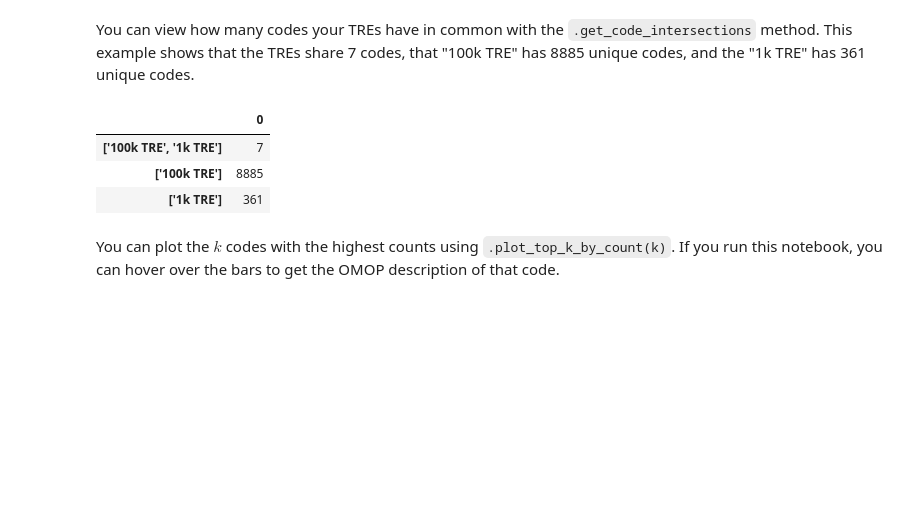
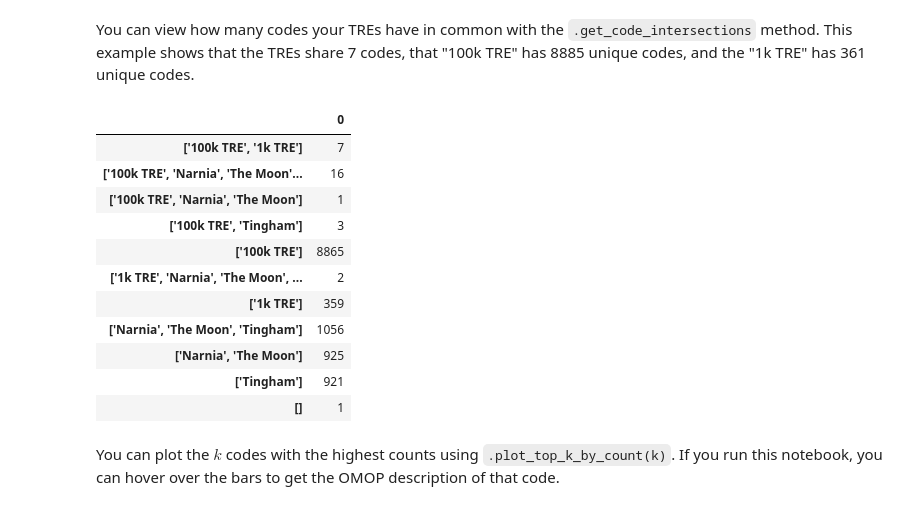
Before and after one commit to Health-Informatics-UoN/Five-Safes-TES-Analytics, a Jupyter notebook: examples/Bunny visualisations.ipynb, the cells around one changed output. Cells and saved outputs as stored; diff of their text form; code cells hidden in the pictures; blank space fills up the shorter version.

```diff
--- a/examples/Bunny visualisations.ipynb
+++ b/examples/Bunny visualisations.ipynb
@@ -18,7 +18,10 @@ Initialising a `DistributionCodesets` object with a dictionary with names you re
 # %%
 bunny_table_names = {
     "1k TRE": "../tests/test-data/1kconcepts.json",
-    "100k TRE": "../tests/test-data/100kconcepts.json"
+    "100k TRE": "../tests/test-data/100kconcepts.json",
+    "Narnia": "bunny-dummy-data/narnia-tsv-dummy.json",
+    "The Moon": "bunny-dummy-data/the-moon-tsv-dummy.json",
+    "Tingham": "bunny-dummy-data/tingham-tsv-dummy.json"
 }
 # %%
 codesets = DistributionCodesets(bunny_table_names)
@@ -37,12 +40,20 @@ codesets.tables["1k TRE"].head()
 You can view how many codes your TREs have in common with the `.get_code_intersections` method.
 This example shows that the TREs share 7 codes, that "100k TRE" has 8885 unique codes, and the "1k TRE" has 361 unique codes.
 # %%
-codesets.get_code_intersections()
+codesets.code_intersections
 # %% [output]
 |  | 0 |
 | ['100k TRE', '1k TRE'] | 7 |
-| ['100k TRE'] | 8885 |
-| ['1k TRE'] | 361 |
+| ['100k TRE', 'Narnia', 'The Moon'... | 16 |
+| ['100k TRE', 'Narnia', 'The Moon'] | 1 |
+| ['100k TRE', 'Tingham'] | 3 |
+| ['100k TRE'] | 8865 |
+| ['1k TRE', 'Narnia', 'The Moon', ... | 2 |
+| ['1k TRE'] | 359 |
+| ['Narnia', 'The Moon', 'Tingham'] | 1056 |
+| ['Narnia', 'The Moon'] | 925 |
+| ['Tingham'] | 921 |
+| [] | 1 |
 # %% [markdown]
 You can plot the $k$ codes with the highest counts using `.plot_top_k_by_count(k)`.
 If you run this notebook, you can hover over the bars to get the OMOP description of that code.
```
Also changed, not shown: 1 other file.
